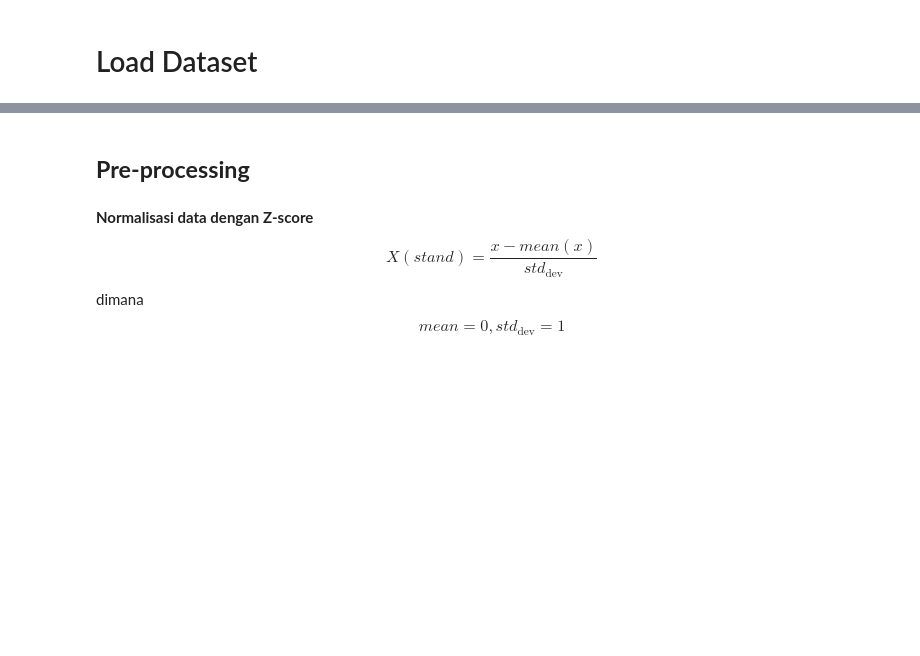
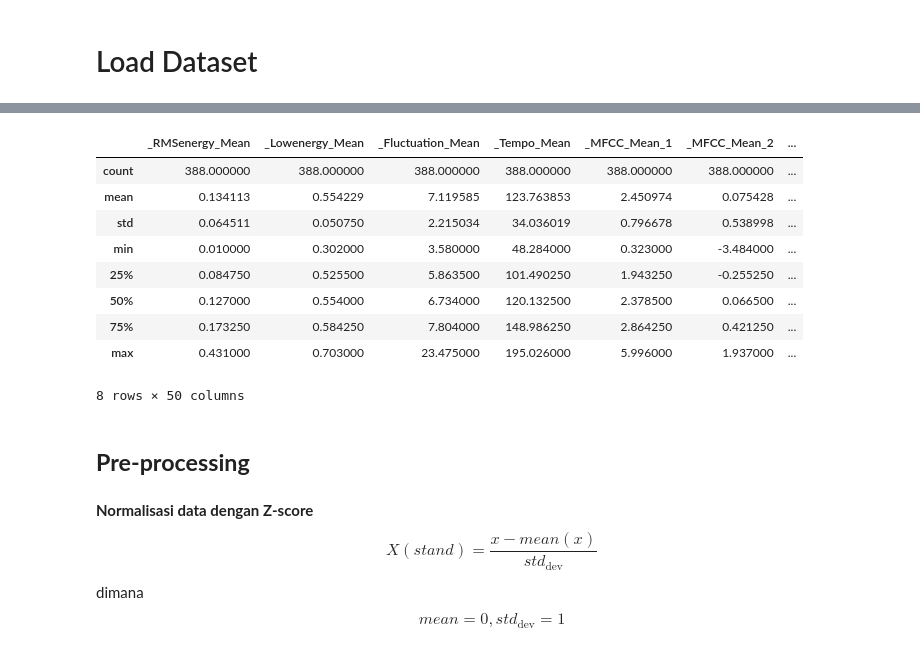
Before and after one commit to GreyWard/TugasPAD_NN, a Jupyter notebook: Simplified.ipynb, the cells around one changed output, grey strips where cells are left out. Cells and saved outputs as stored; diff of their text form; code cells hidden in the pictures; blank space fills up the shorter version.

```diff
--- a/Simplified.ipynb
+++ b/Simplified.ipynb
@@ -10,3 +30,16 @@ df = pd.read_csv('Acoustic Features.csv')
+# %%
+df.describe()
+# %% [output]
+|  | _RMSenergy_Mean | _Lowenergy_Mean | _Fluctuation_Mean | _Tempo_Mean | _MFCC_Mean_1 | _MFCC_Mean_2 | ... |
+| count | 388.000000 | 388.000000 | 388.000000 | 388.000000 | 388.000000 | 388.000000 | ... |
+| mean | 0.134113 | 0.554229 | 7.119585 | 123.763853 | 2.450974 | 0.075428 | ... |
+| std | 0.064511 | 0.050750 | 2.215034 | 34.036019 | 0.796678 | 0.538998 | ... |
+| min | 0.010000 | 0.302000 | 3.580000 | 48.284000 | 0.323000 | -3.484000 | ... |
+| 25% | 0.084750 | 0.525500 | 5.863500 | 101.490250 | 1.943250 | -0.255250 | ... |
+| 50% | 0.127000 | 0.554000 | 6.734000 | 120.132500 | 2.378500 | 0.066500 | ... |
+| 75% | 0.173250 | 0.584250 | 7.804000 | 148.986250 | 2.864250 | 0.421250 | ... |
+| max | 0.431000 | 0.703000 | 23.475000 | 195.026000 | 5.996000 | 1.937000 | ... |
+8 rows × 50 columns
 # %% [markdown]
 ## **Pre-processing**
 # %% [markdown]
```
Also changed, not shown: parts of 5 cells of this notebook, 1 other file.
